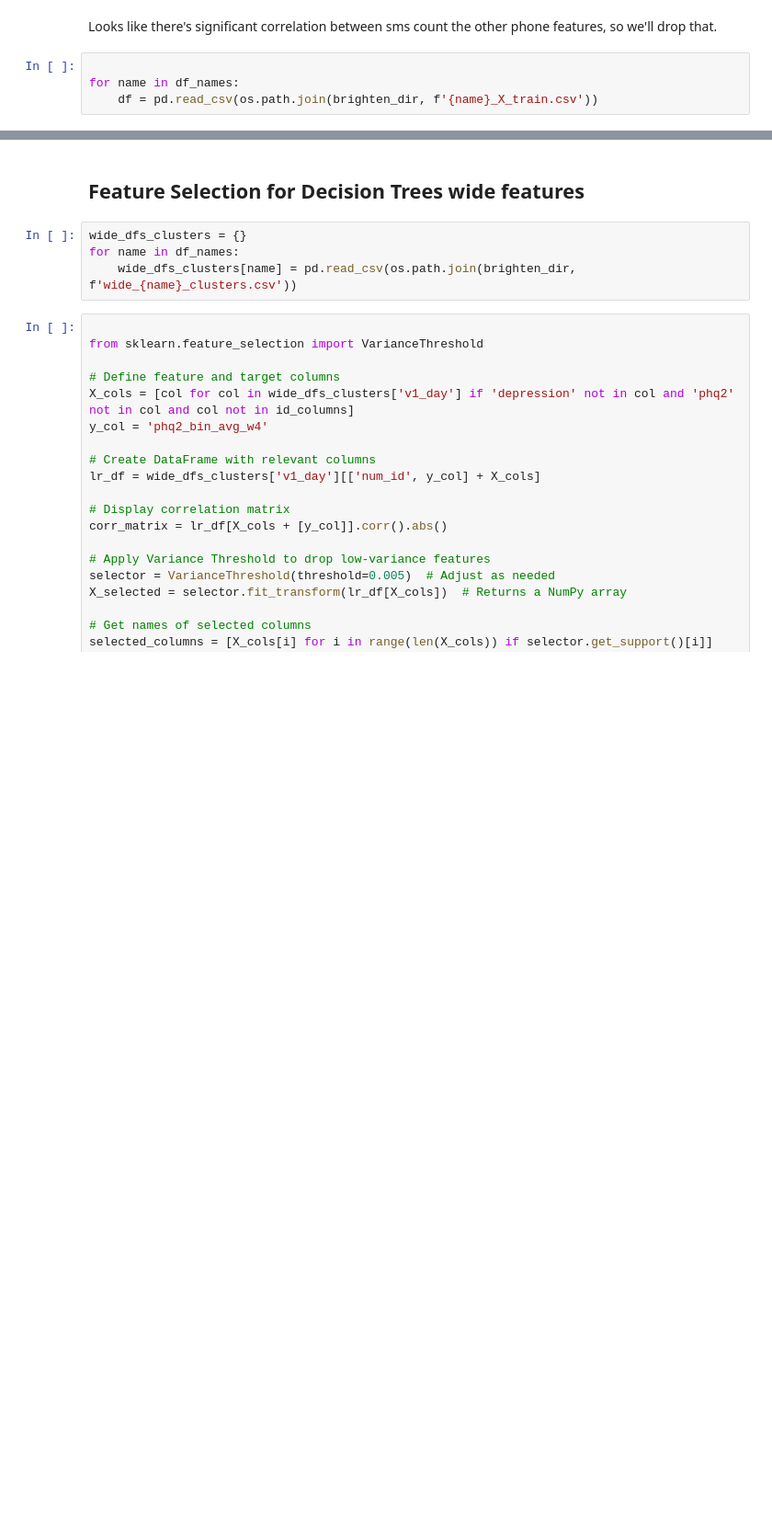
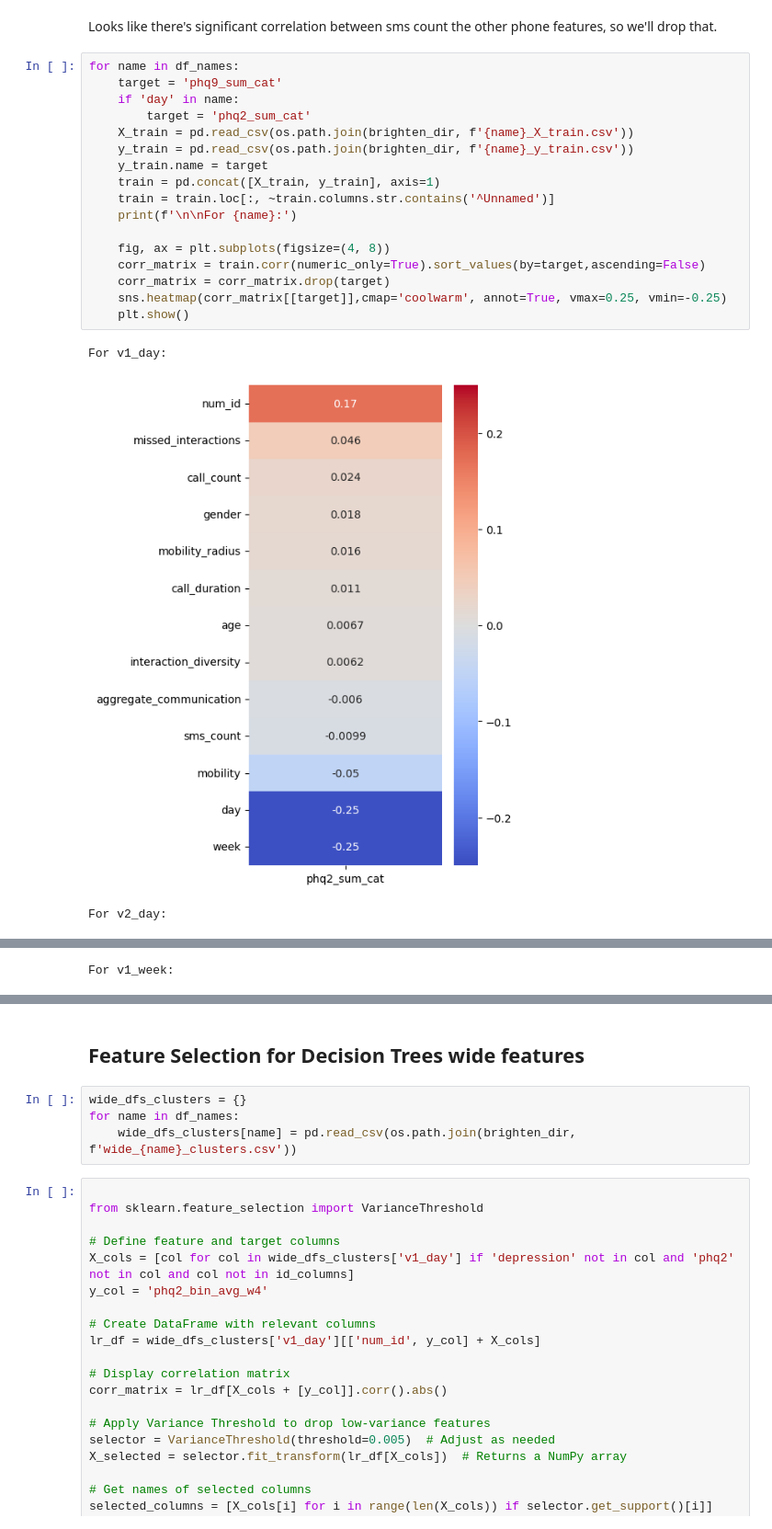
Before and after one commit to kaleyjoss/smartphone_sensor_predictive_modeling, a Jupyter notebook: notebooks/02_feature_selection.ipynb, the cells around one changed output, grey strips where cells are left out. Shown at 92% size. Drawn from its saved outputs; the diff is of its cells as text; blank space fills up the shorter version.

```diff
--- a/notebooks/02_feature_selection.ipynb
+++ b/notebooks/02_feature_selection.ipynb
@@ -81,6 +83,23 @@ For v1_week:
 # %% [markdown]
 Looks like there's significant correlation between sms count the other phone features, so we'll drop that.
-# %%
-
-for name in df_names:
-    df = pd.read_csv(os.path.join(brighten_dir, f'{name}_X_train.csv'))
+# %%
+for name in df_names:
+    target = 'phq9_sum_cat'
+    if 'day' in name:
+        target = 'phq2_sum_cat'
+    X_train = pd.read_csv(os.path.join(brighten_dir, f'{name}_X_train.csv'))
+    y_train = pd.read_csv(os.path.join(brighten_dir, f'{name}_y_train.csv'))
+    y_train.name = target
+    train = pd.concat([X_train, y_train], axis=1)
+    train = train.loc[:, ~train.columns.str.contains('^Unnamed')]
+    print(f'\n\nFor {name}:')
+
+    fig, ax = plt.subplots(figsize=(4, 8))
+    corr_matrix = train.corr(numeric_only=True).sort_values(by=target,ascending=False)
+    corr_matrix = corr_matrix.drop(target)
+    sns.heatmap(corr_matrix[[target]],cmap='coolwarm', annot=True, vmax=0.25, vmin=-0.25)
+    plt.show()
+# %% [output]
+For v1_day:
+[figure, added]
+For v2_day:
@@ -86,0 +107 @@ for name in df_names:
+For v1_week:
```
Also changed, not shown: parts of 2 cells of this notebook, 54 other files.
